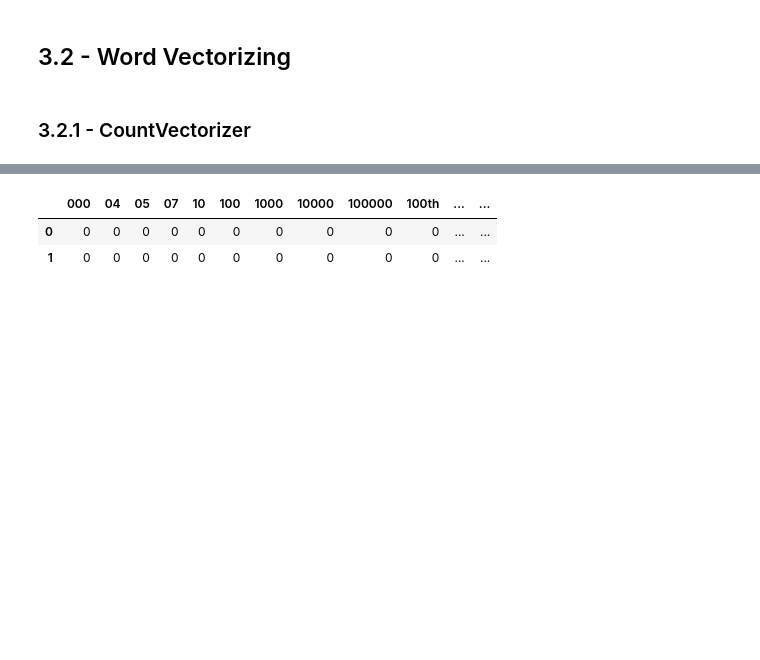
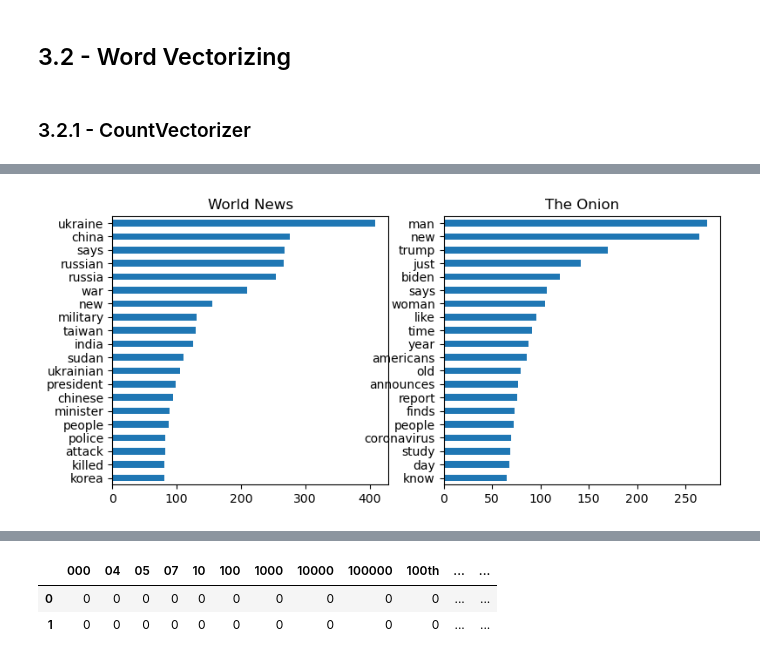
Before and after one commit to drossDS/Humor_Identification_with_NLP, a Jupyter notebook: code/4-Modeling-Round-2.ipynb, the cells around one changed output, grey strips where cells are left out. Drawn from its saved outputs; the diff is of its cells as text; code cells hidden in the pictures; blank space fills up the shorter version.

```diff
--- a/code/4-Modeling-Round-2.ipynb
+++ b/code/4-Modeling-Round-2.ipynb
@@ -291,0 +316,4 @@ X_train, X_test, y_train, y_test = train_test_split(X, y, random_state=0, test_s
+# %%
+word_plotter(CountVectorizer(stop_words='english'), X_train, y_train, 20)
+# %% [output]
+[figure, added]
```
Also changed, not shown: parts of 7 cells of this notebook.
